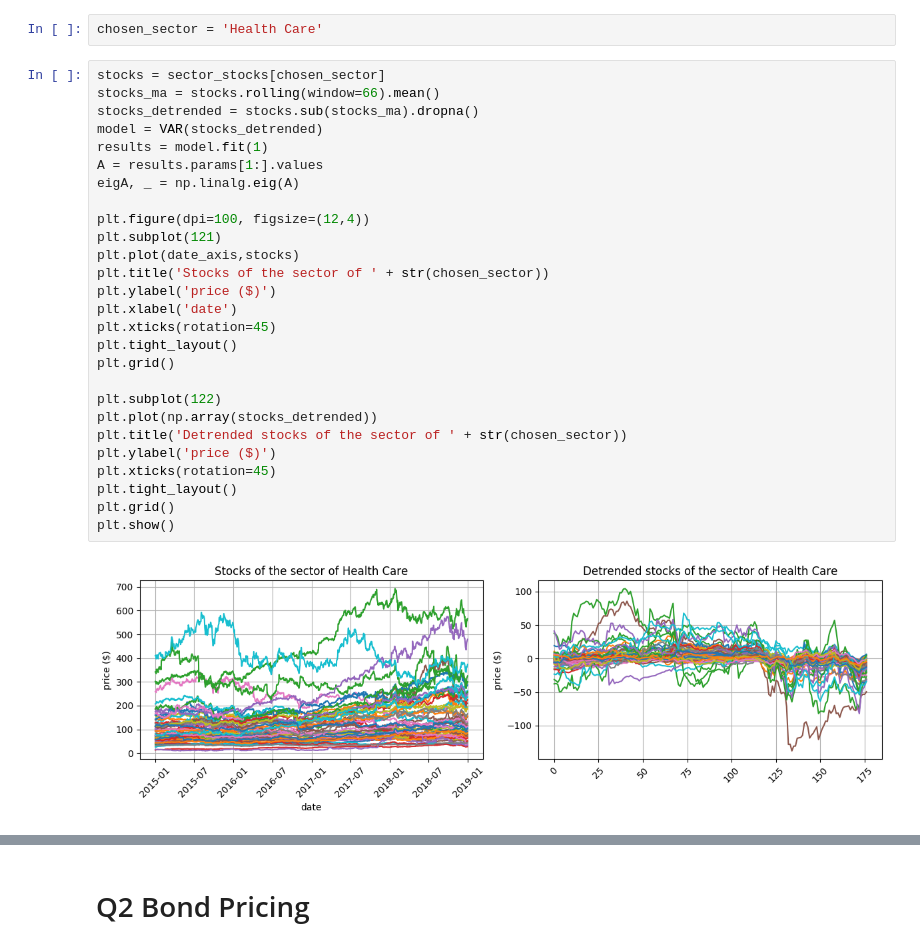
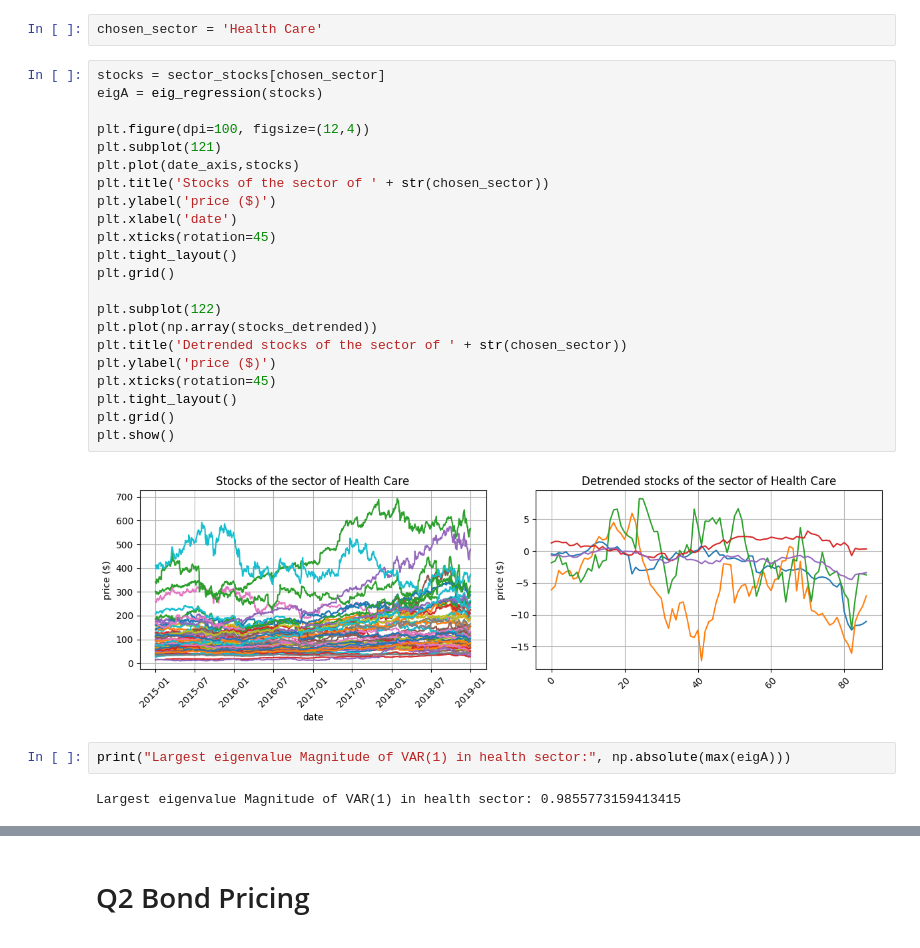
Before and after one commit to mahudu97/FSP, a Jupyter notebook: src/CW.ipynb, the cells around one changed output, grey strips where cells are left out. Drawn from its saved outputs; the diff is of its cells as text.

```diff
--- a/src/CW.ipynb
+++ b/src/CW.ipynb
@@ -465,30 +520,29 @@ Sectors:
 chosen_sector = 'Health Care'
 # %%
 stocks = sector_stocks[chosen_sector]
-stocks_ma = stocks.rolling(window=66).mean()
-stocks_detrended = stocks.sub(stocks_ma).dropna()
-model = VAR(stocks_detrended)
-results = model.fit(1)
-A = results.params[1:].values
-eigA, _ = np.linalg.eig(A)
+eigA = eig_regression(stocks)
 
 plt.figure(dpi=100, figsize=(12,4))
 plt.subplot(121)
 plt.plot(date_axis,stocks)
 plt.title('Stocks of the sector of ' + str(chosen_sector))
 plt.ylabel('price ($)')
 plt.xlabel('date')
 plt.xticks(rotation=45)
 plt.tight_layout()
 plt.grid()
 
 plt.subplot(122)
 plt.plot(np.array(stocks_detrended))
 plt.title('Detrended stocks of the sector of ' + str(chosen_sector))
 plt.ylabel('price ($)')
 plt.xticks(rotation=45)
 plt.tight_layout()
 plt.grid()
 plt.show()
 # %% [output]
-[figure, old version]
+[figure, new version]
+# %%
+print("Largest eigenvalue Magnitude of VAR(1) in health sector:", np.absolute(max(eigA)))
+# %% [output]
+Largest eigenvalue Magnitude of VAR(1) in health sector: 0.9855773159413415
```
Also changed, not shown: parts of 34 cells of this notebook, 25 other files.
